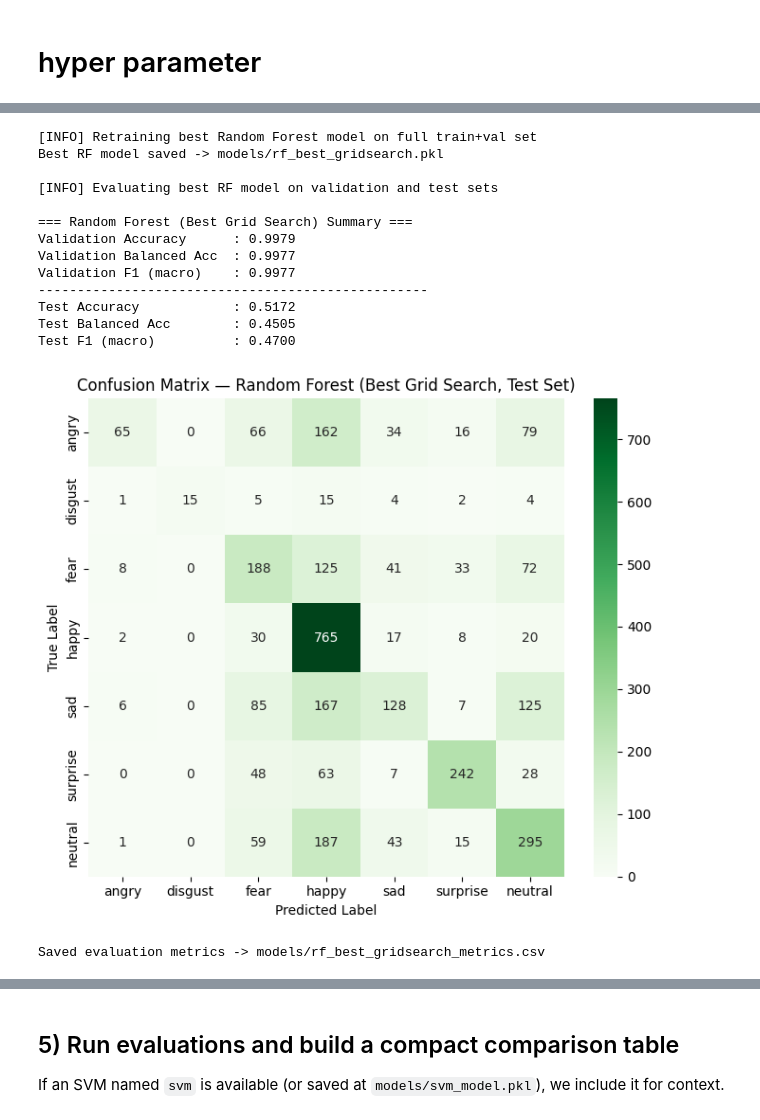
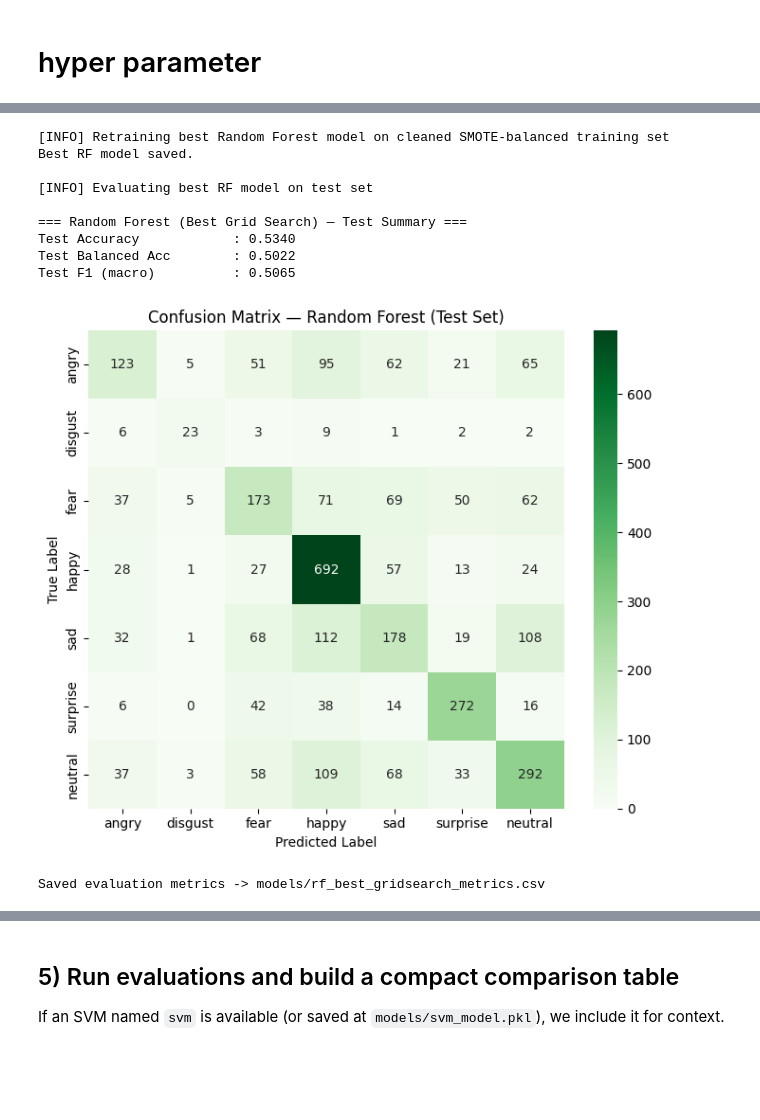
Before and after one commit to shivunchinniah/ml_emotion_recognition, a Jupyter notebook: 1018_New_emotion_reg.ipynb, the cells around one changed output, grey strips where cells are left out. Saved outputs shown, nothing was run; the diff lists cells and outputs as text; code cells hidden in the pictures; blank space fills up the shorter version.

```diff
--- a/1018_New_emotion_reg.ipynb
+++ b/1018_New_emotion_reg.ipynb
@@ -1455,11 +1518,11 @@ X_train_svm, y_train_svm, _ = apply_and_plot_smote(
     title="SMOTE Effect for SVM (Original Data)"
 )
 
-# === Compute class weights for MLP===
-X_train_mlp, y_train_mlp = X_train_mlp_clean, y_train_valid_orig
-class_weights = compute_and_plot_class_weights(
-    y_train_valid_orig, emotion_labels,
-    title="Class Weights for MLP (Original Data)"
+# === Apply SMOTE on ORIGINAL data for MLP ===
+X_train_mlp, y_train_mlp, _ = apply_and_plot_smote(
+    X_train_mlp_clean, y_train_valid_orig,
+    emotion_labels,
+    title="SMOTE Effect for MLP (Original Data)"
 )
 
 # === Apply SMOTE on AUGMENTED data for RF ===
@@ -2223,7 +2432,7 @@ for k in k_values:
         model_name="MLP",
         reducer=None,
         reducer_name=None,
-        class_weights=class_weights,
+        class_weights=None,
         scoring="f1_macro"
     )
 
@@ -2293,7 +2502,7 @@ for d in dims:
         model_name="MLP",
         reducer=pca,
         reducer_name="pca",
-        class_weights=class_weights,    # ← MLP use class_weight
+        class_weights=None,
         scoring="f1_macro"
     )
 
@@ -2390,7 +2613,7 @@ for layers in param_grid["hidden_layer_sizes"]:
                     X_val_sel, y_val_valid,
                     estimator=base_mlp,
                     model_name="MLP",
-                    class_weights=class_weights,    # MLP use class weight
+                    class_weights=None,
                     scoring="f1_macro"
                 )
 
@@ -2809,40 +3057,32 @@ Grid search results saved -> models/rf_grid_results.csv
 # %%
 # ================================================================
-# Retrain Best Model on Full (train + val)
+# Retrain Best Model on SMOTE-balanced Training Set
 # ================================================================
-print("\n[INFO] Retraining best Random Forest model on full train+val set")
+print("\n[INFO] Retraining best Random Forest model on cleaned SMOTE-balanced training set")
 
-best_model_rf.fit(
-    np.vstack([X_train_rf_clean, X_val_rf_clean]),
-    np.hstack([y_train_valid_aug, y_val_valid])
+best_model_rf = RandomForestClassifier(
+    n_estimators=best_params_rf[0],
+    max_depth=best_params_rf[1],
+    max_features=best_params_rf[2],
+    n_jobs=-1,
+    random_state=42
 )
+best_model_rf.fit(X_train_rf, y_train_rf)
 
-best_model_path = MODELS_DIR / "rf_best_gridsearch.pkl"
-joblib.dump(best_model_rf, best_model_path)
-print(f"Best RF model saved -> {best_model_path}")
+joblib.dump(best_model_rf, MODELS_DIR / "rf_best_gridsearch.pkl")
+print("Best RF model saved.")
 
 # ================================================================
-# Evaluate Best Model (Validation + Test)
+# Evaluate Best Model (Test Only)
 # ================================================================
-print("\n[INFO] Evaluating best RF model on validation and test sets")
+print("\n[INFO] Evaluating best RF model on test set")
 
-# --- Validation metrics ---
-y_val_pred = best_model_rf.predict(X_val_rf_clean)
-acc_val = accuracy_score(y_val_valid, y_val_pred)
-bal_acc_val = balanced_accuracy_score(y_val_valid, y_val_pred)
-f1_val = f1_score(y_val_valid, y_val_pred, average="macro")
-
-# --- Test metrics ---
 y_test_pred = best_model_rf.predict(X_test_rf_clean)
 acc_test = accuracy_score(y_test_valid, y_test_pred)
 bal_acc_test = balanced_accuracy_score(y_test_valid, y_test_pred)
 f1_test = f1_score(y_test_valid, y_test_pred, average="macro")
 
-print("\n=== Random Forest (Best Grid Search) Summary ===")
-print(f"{'Validation Accuracy':<25}: {acc_val:.4f}")
-print(f"{'Validation Balanced Acc':<25}: {bal_acc_val:.4f}")
-print(f"{'Validation F1 (macro)':<25}: {f1_val:.4f}")
-print("-" * 50)
+print("\n=== Random Forest (Best Grid Search) — Test Summary ===")
 print(f"{'Test Accuracy':<25}: {acc_test:.4f}")
 print(f"{'Test Balanced Acc':<25}: {bal_acc_test:.4f}")
 print(f"{'Test F1 (macro)':<25}: {f1_test:.4f}")
@@ -2855,47 +3095,40 @@ sns.heatmap(
     confusion_matrix(y_test_valid, y_test_pred),
     annot=True, fmt="d", cmap="Greens",
     xticklabels=emotion_labels.values(),
     yticklabels=emotion_labels.values()
 )
-plt.title("Confusion Matrix — Random Forest (Best Grid Search, Test Set)")
+plt.title("Confusion Matrix — Random Forest (Test Set)")
 plt.xlabel("Predicted Label")
 plt.ylabel("True Label")
 plt.tight_layout()
 plt.show()
 
 # ================================================================
 # Save Evaluation Summary
 # ================================================================
 df_rf_eval = pd.DataFrame([{
     "Model": "Random Forest (Best Grid Search)",
-    "Val_Accuracy": acc_val,
-    "Val_BalAcc": bal_acc_val,
-    "Val_F1": f1_val,
     "Test_Accuracy": acc_test,
     "Test_BalAcc": bal_acc_test,
     "Test_F1": f1_test,
     "Best_n_estimators": best_params_rf[0],
     "Best_max_depth": best_params_rf[1],
     "Best_max_features": best_params_rf[2]
 }])
 
 eval_csv = MODELS_DIR / "rf_best_gridsearch_metrics.csv"
 df_rf_eval.to_csv(eval_csv, float_format="%.5f", index=False)
 print(f"Saved evaluation metrics -> {eval_csv}")
 display(df_rf_eval)
 # %% [output]
-[INFO] Retraining best Random Forest model on full train+val set
-Best RF model saved -> models/rf_best_gridsearch.pkl
+[INFO] Retraining best Random Forest model on cleaned SMOTE-balanced training set
+Best RF model saved.
 
-[INFO] Evaluating best RF model on validation and test sets
+[INFO] Evaluating best RF model on test set
 
-=== Random Forest (Best Grid Search) Summary ===
-Validation Accuracy      : 0.9979
-Validation Balanced Acc  : 0.9977
-Validation F1 (macro)    : 0.9977
---------------------------------------------------
-Test Accuracy            : 0.5172
-Test Balanced Acc        : 0.4505
-Test F1 (macro)          : 0.4700
+=== Random Forest (Best Grid Search) — Test Summary ===
+Test Accuracy            : 0.5340
+Test Balanced Acc        : 0.5022
+Test F1 (macro)          : 0.5065
-[figure, old version]
+[figure, new version]
 Saved evaluation metrics -> models/rf_best_gridsearch_metrics.csv
```
Also changed, not shown: parts of 50 cells of this notebook, 8 other files.
